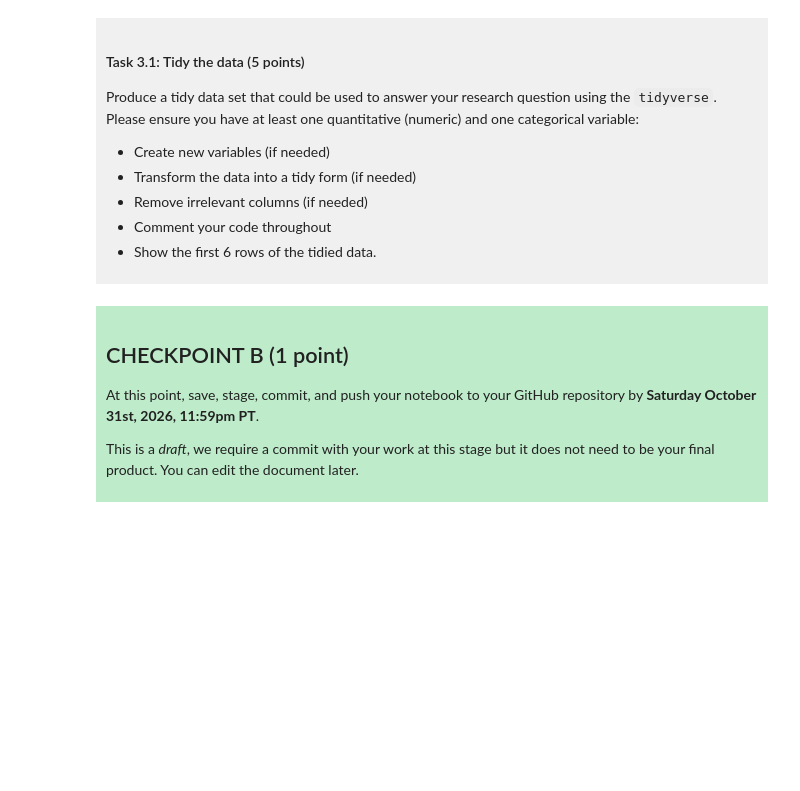
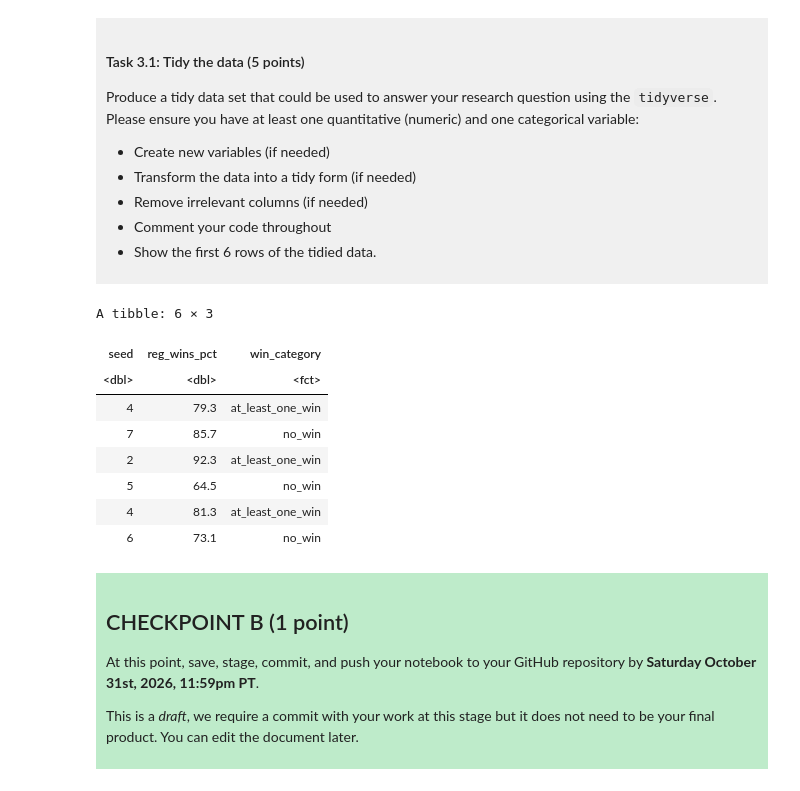
Before and after one commit to leannacai228/dsic-100-project-chunbing-cai, a Jupyter notebook: dsci-100-project-notebook.ipynb, the cells around one changed output. Drawn from its saved outputs; the diff is of its cells as text; code cells hidden in the pictures; blank space fills up the shorter version.

```diff
--- a/dsci-100-project-notebook.ipynb
+++ b/dsci-100-project-notebook.ipynb
@@ -189,7 +211,25 @@ Produce a tidy data set that could be used to answer your research question usin
 
 </div>
 # %%
-### EDIT THIS CODE CELL ###
+march_madness_tidy <- march_madness |>
+    select(seed, reg_wins_pct, tourney_wins) |>
+    drop_na() |>
+    filter(seed > 0) |>
+    mutate(win_category = as.factor(if_else
+                                    (tourney_wins >= 1, "at_least_one_win", "no_win"))) |>
+    select(seed, reg_wins_pct, win_category)
+
+head(march_madness_tidy, 6)
+# %% [output]
+A tibble: 6 × 3
+| seed | reg_wins_pct | win_category |
+| <dbl> | <dbl> | <fct> |
+| 4 | 79.3 | at_least_one_win |
+| 7 | 85.7 | no_win |
+| 2 | 92.3 | at_least_one_win |
+| 5 | 64.5 | no_win |
+| 4 | 81.3 | at_least_one_win |
+| 6 | 73.1 | no_win |
 # %% [markdown]
 <div style="background-color: #beebca; padding: 10px;">
 
```
Also changed, not shown: parts of 3 cells of this notebook.
